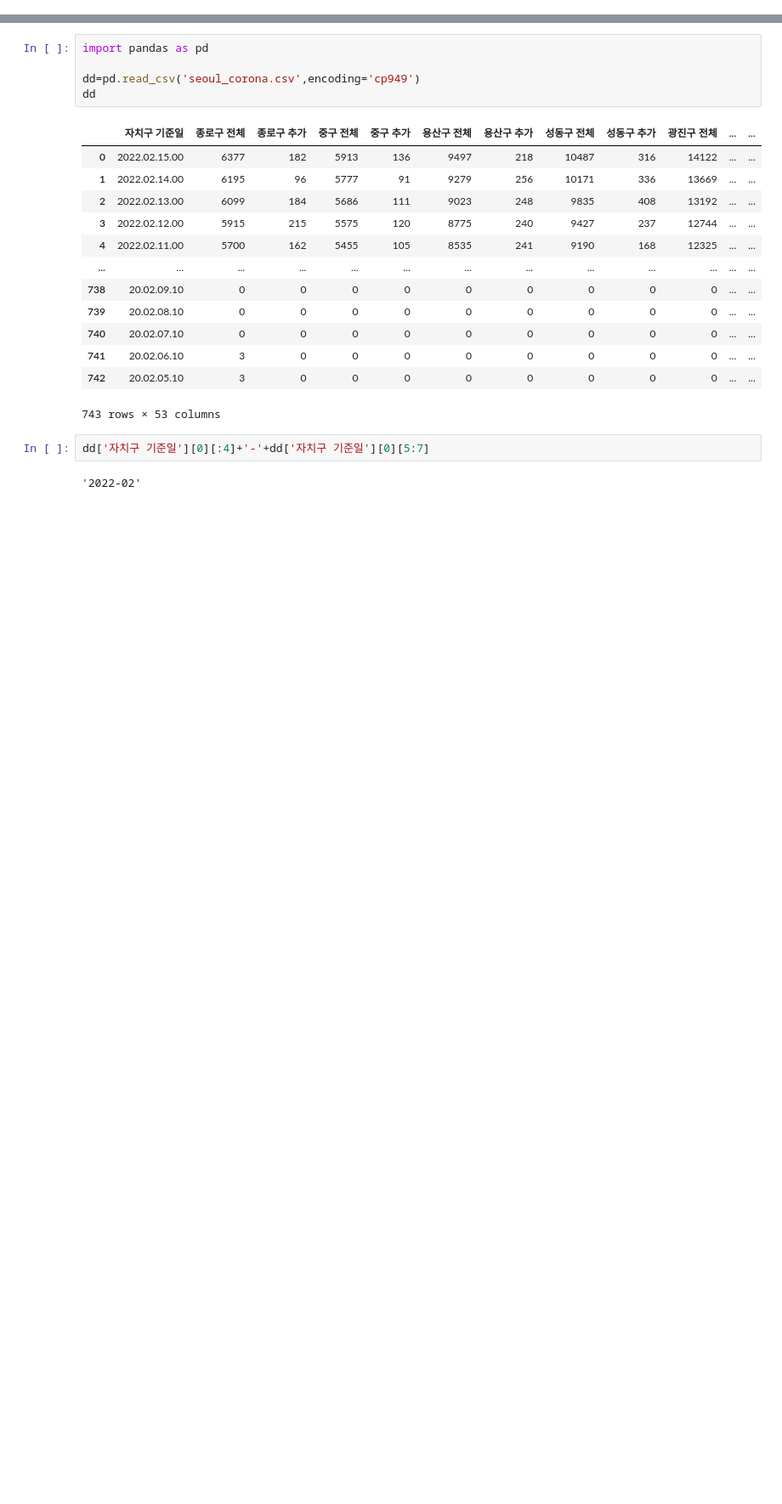
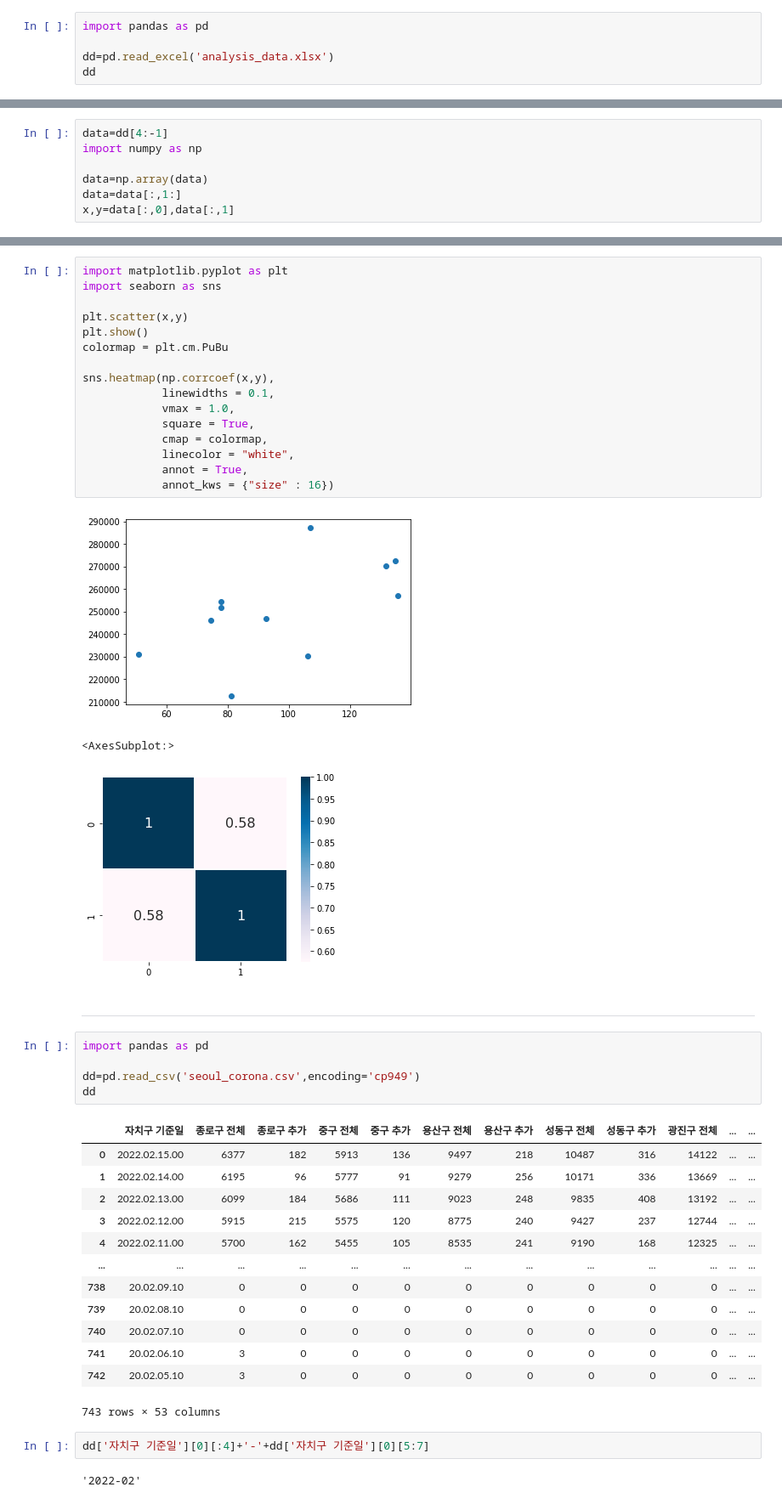
Before and after one commit to ejcho3792/TIL, a Jupyter notebook: Python/pjt_01_/Untitled.ipynb, the cells around one changed output, grey strips where cells are left out. Shown at 85% size. Saved outputs shown, nothing was run; the diff lists cells and outputs as text; blank space fills up the shorter version.

```diff
--- a/Python/pjt_01_/Untitled.ipynb
+++ b/Python/pjt_01_/Untitled.ipynb
@@ -0,0 +1,5 @@
+# %%
+import pandas as pd
+
+dd=pd.read_excel('analysis_data.xlsx')
+dd
@@ -0,0 +24,7 @@
+# %%
+data=dd[4:-1]
+import numpy as np
+
+data=np.array(data)
+data=data[:,1:]
+x,y=data[:,0],data[:,1]
@@ -1,3 +38,25 @@
+# %%
+import matplotlib.pyplot as plt
+import seaborn as sns
+
+plt.scatter(x,y)
+plt.show()
+colormap = plt.cm.PuBu
+
+sns.heatmap(np.corrcoef(x,y),
+            linewidths = 0.1,
+            vmax = 1.0,
+            square = True,
+            cmap = colormap,
+            linecolor = "white",
+            annot = True,
+            annot_kws = {"size" : 16})
+# %% [output]
+[figure, added]
+<AxesSubplot:>
+[figure, added]
+# %% [markdown]
+---
 # %%
 import pandas as pd
 
```
Also changed, not shown: parts of 3 cells of this notebook, 34 other files.
